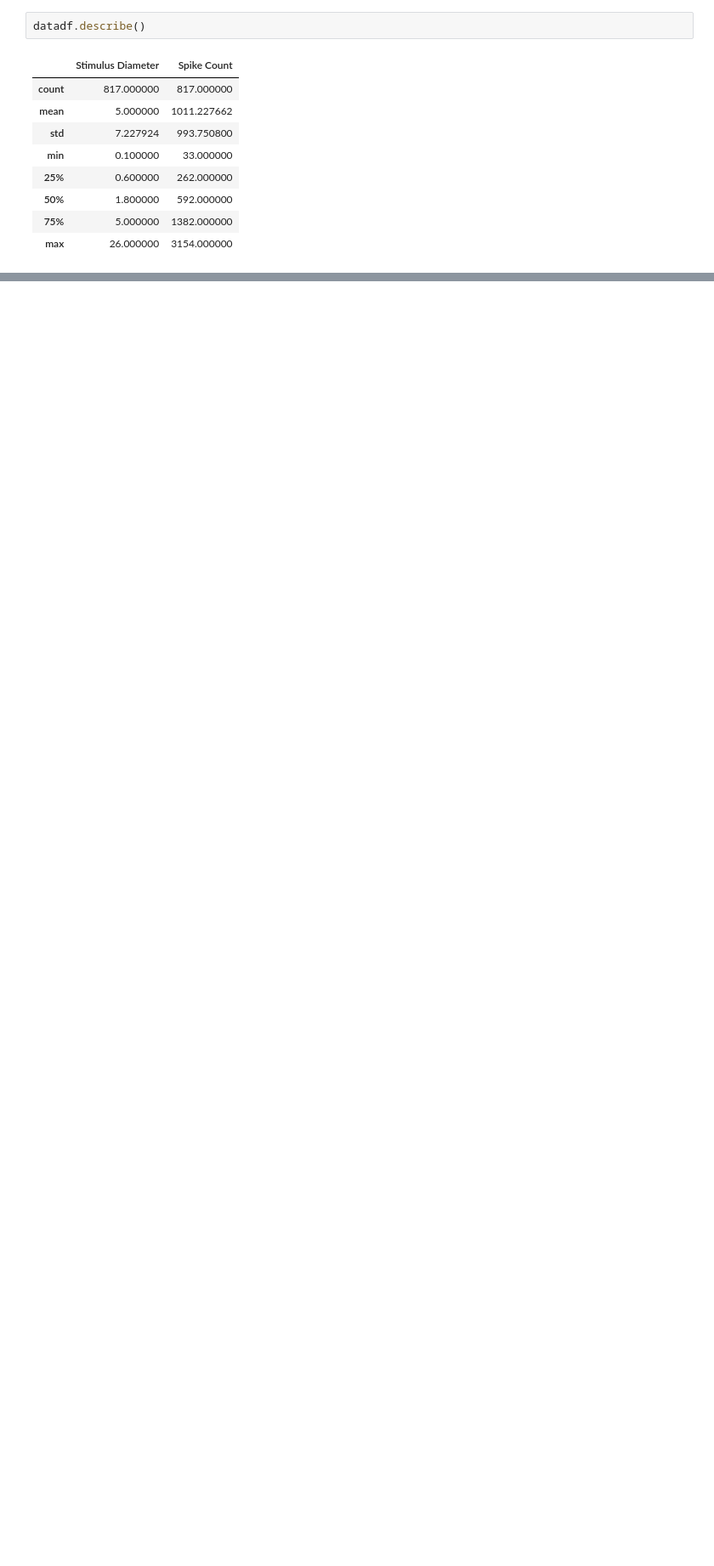
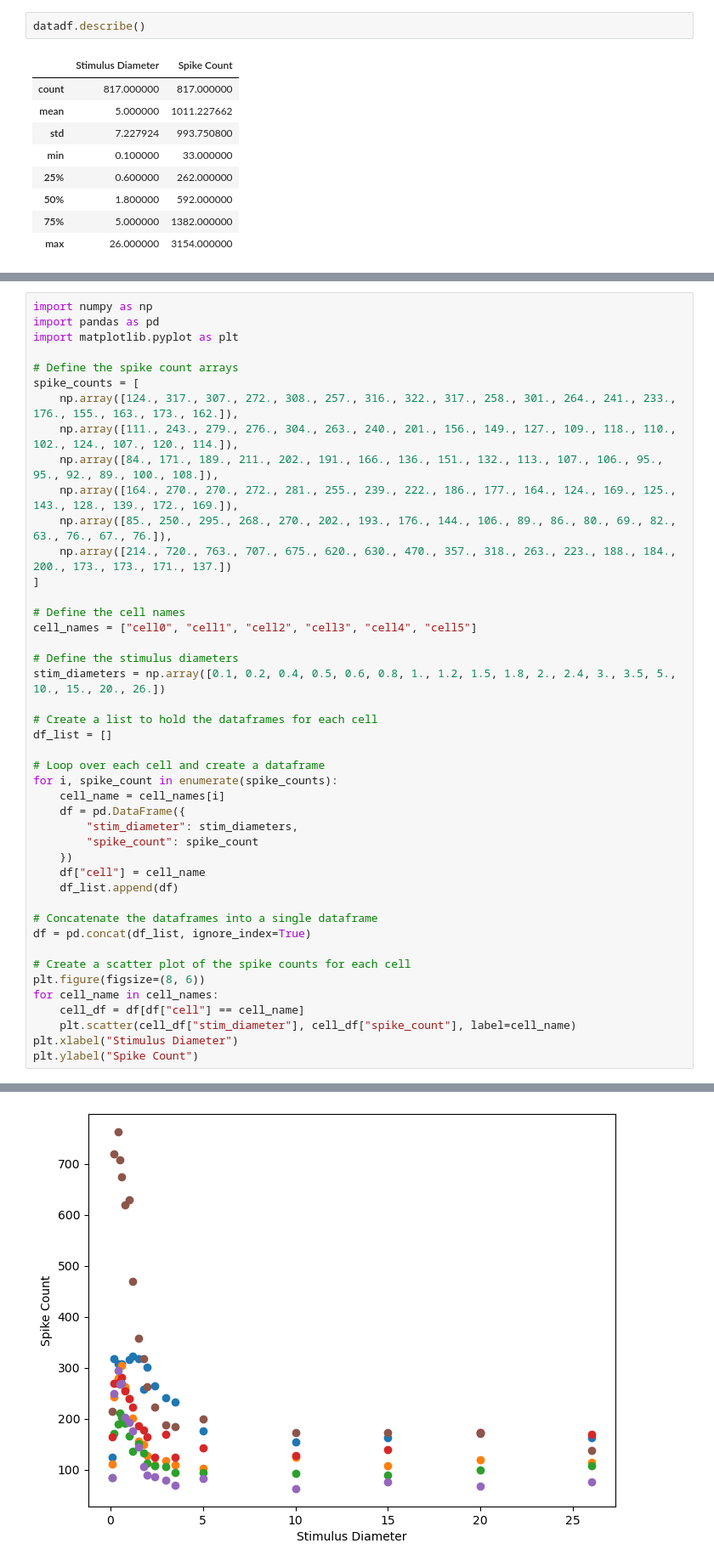
Before and after one commit to nurminenlab/realtime-analysis, a Jupyter notebook: trial_data_df.ipynb, the cells around one changed output, grey strips where cells are left out. Shown: that part at 85% size. Saved outputs shown, nothing was run; the diff lists cells and outputs as text; blank space fills up the shorter version.

```diff
--- a/trial_data_df.ipynb
+++ b/trial_data_df.ipynb
@@ -73,0 +136,45 @@ datadf.describe()
+# %%
+import numpy as np
+import pandas as pd
+import matplotlib.pyplot as plt
+
+# Define the spike count arrays
+spike_counts = [
+    np.array([124., 317., 307., 272., 308., 257., 316., 322., 317., 258., 301., 264., 241., 233., 176., 155., 163., 173., 162.]),
+    np.array([111., 243., 279., 276., 304., 263., 240., 201., 156., 149., 127., 109., 118., 110., 102., 124., 107., 120., 114.]),
+    np.array([84., 171., 189., 211., 202., 191., 166., 136., 151., 132., 113., 107., 106., 95., 95., 92., 89., 100., 108.]),
+    np.array([164., 270., 270., 272., 281., 255., 239., 222., 186., 177., 164., 124., 169., 125., 143., 128., 139., 172., 169.]),
+    np.array([85., 250., 295., 268., 270., 202., 193., 176., 144., 106., 89., 86., 80., 69., 82., 63., 76., 67., 76.]),
+    np.array([214., 720., 763., 707., 675., 620., 630., 470., 357., 318., 263., 223., 188., 184., 200., 173., 173., 171., 137.])
+]
+
+# Define the cell names
+cell_names = ["cell0", "cell1", "cell2", "cell3", "cell4", "cell5"]
+
+# Define the stimulus diameters
+stim_diameters = np.array([0.1, 0.2, 0.4, 0.5, 0.6, 0.8, 1., 1.2, 1.5, 1.8, 2., 2.4, 3., 3.5, 5., 10., 15., 20., 26.])
+
+# Create a list to hold the dataframes for each cell
+df_list = []
+
+# Loop over each cell and create a dataframe
+for i, spike_count in enumerate(spike_counts):
+    cell_name = cell_names[i]
+    df = pd.DataFrame({
+        "stim_diameter": stim_diameters,
+        "spike_count": spike_count
+    })
+    df["cell"] = cell_name
+    df_list.append(df)
+
+# Concatenate the dataframes into a single dataframe
+df = pd.concat(df_list, ignore_index=True)
+
+# Create a scatter plot of the spike counts for each cell
+plt.figure(figsize=(8, 6))
+for cell_name in cell_names:
+    cell_df = df[df["cell"] == cell_name]
+    plt.scatter(cell_df["stim_diameter"], cell_df["spike_count"], label=cell_name)
+plt.xlabel("Stimulus Diameter")
+plt.ylabel("Spike Count")
+# %% [output]
@@ -73,0 +182 @@ datadf.describe()
+[figure, added]
```
Also changed, not shown: parts of 8 cells of this notebook, 1 other file.
